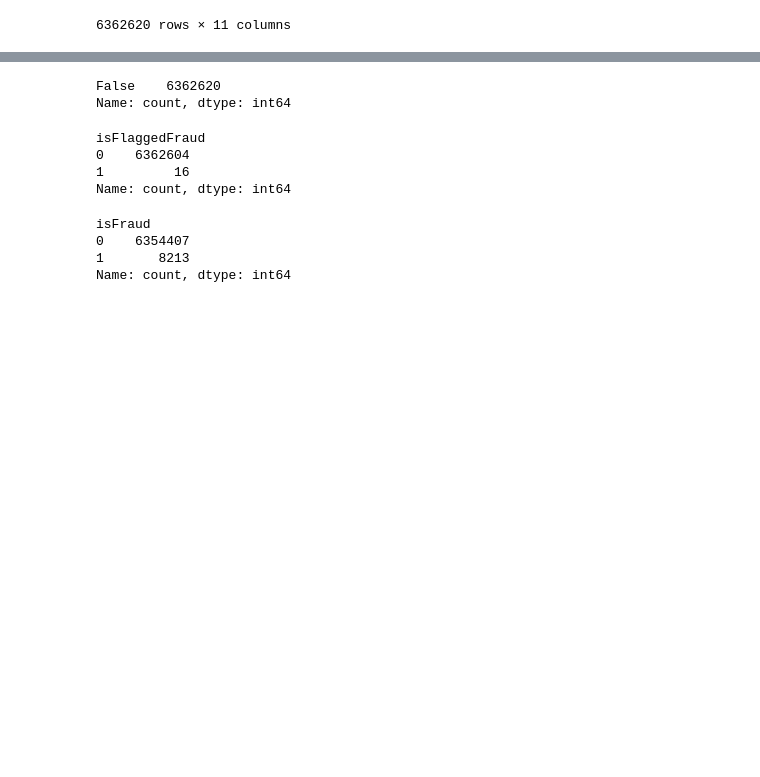
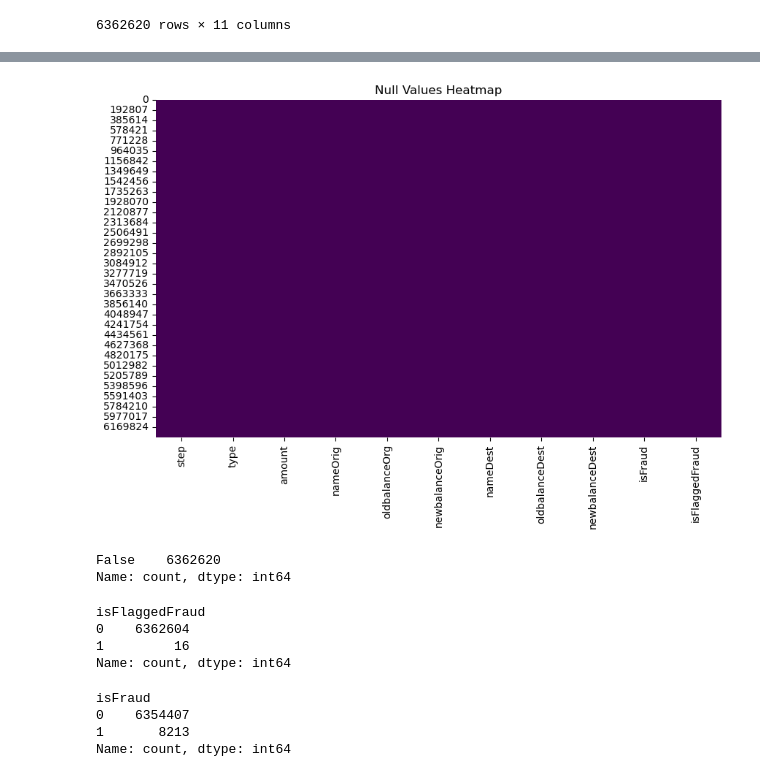
Before and after one commit to faraz2249/Fraudulent-Transaction-Prediction-Model, a Jupyter notebook: Fraudulent Transaction Prediction.ipynb, the cells around one changed output, grey strips where cells are left out. Saved outputs shown, nothing was run; the diff lists cells and outputs as text; code cells hidden in the pictures; blank space fills up the shorter version.

```diff
--- a/Fraudulent Transaction Prediction.ipynb
+++ b/Fraudulent Transaction Prediction.ipynb
@@ -227,4 +258,12 @@ isFlaggedFraud    0
 dtype: int64
+# %%
+
+plt.figure(figsize=(10,6))
+sns.heatmap(df.isnull(), cmap="viridis", cbar=False)
+plt.title("Null Values Heatmap")
+plt.show()
+# %% [output]
+[figure, added]
 # %%
 df.duplicated().value_counts()
 # %% [output]
```
Also changed, not shown: parts of 17 cells of this notebook.
